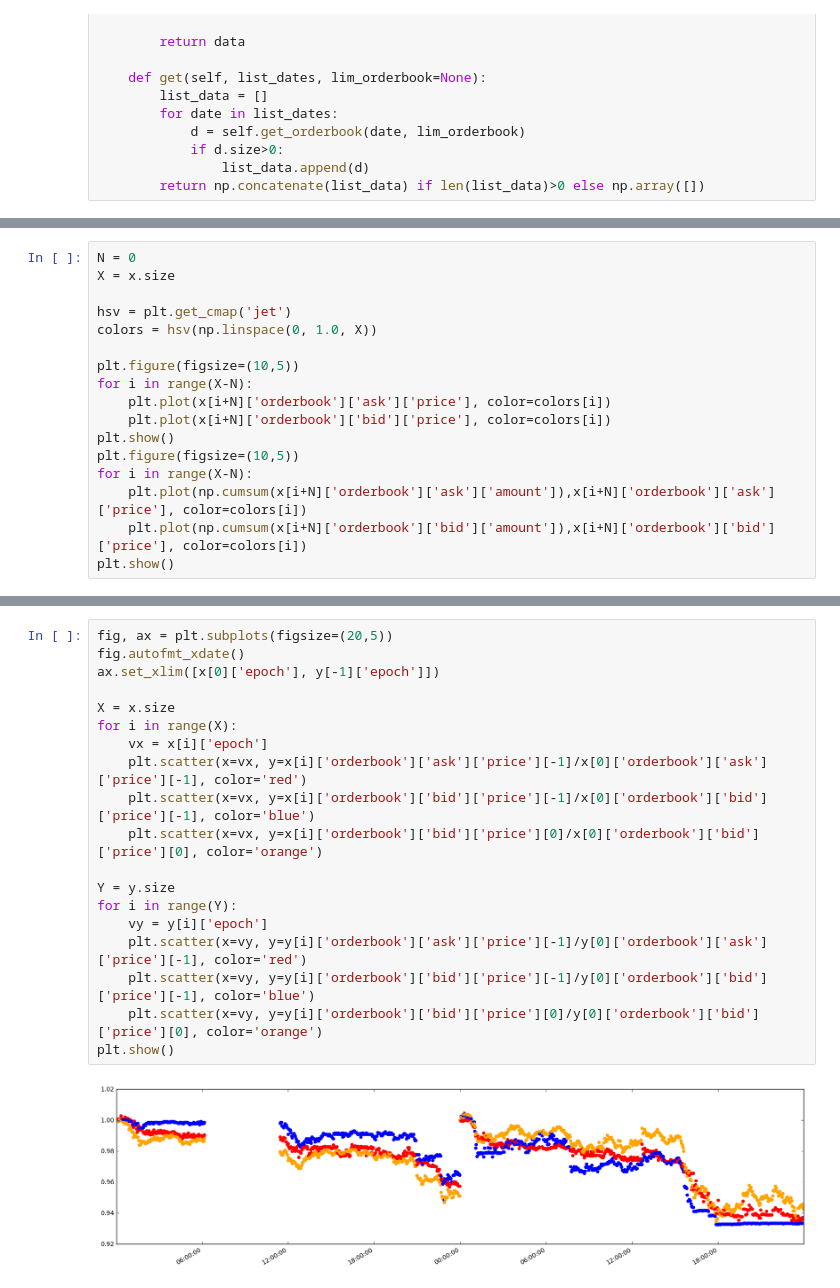
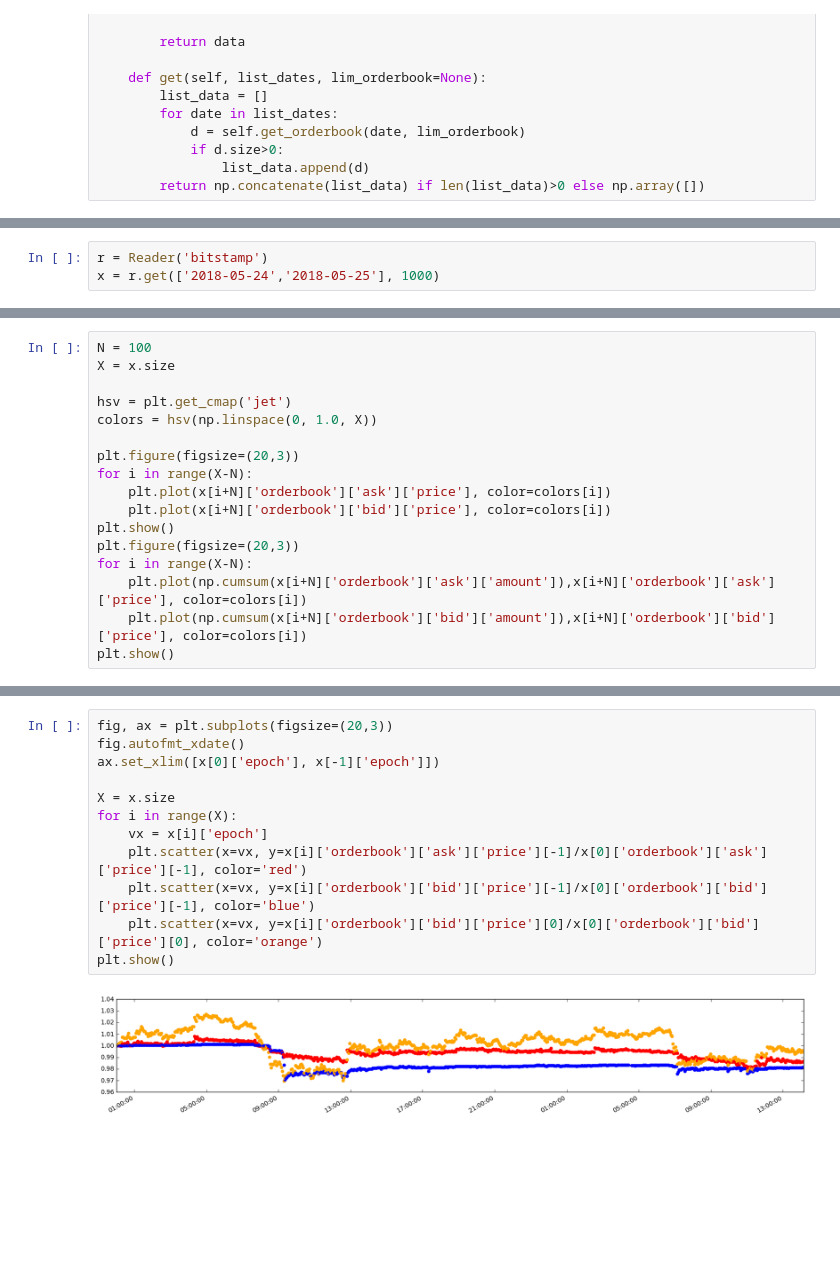
Before and after one commit to nullhack/crypto-utils, a Jupyter notebook: dev.ipynb, the cells around one changed output, grey strips where cells are left out. Saved outputs shown, nothing was run; the diff lists cells and outputs as text; blank space fills up the shorter version.

```diff
--- a/dev.ipynb
+++ b/dev.ipynb
@@ -129 +116,4 @@ r.exchange, r.dates, x.size, y.size, z.size
+# %%
+r = Reader('bitstamp')
+x = r.get(['2018-05-24','2018-05-25'], 1000)
 # %%
@@ -139,16 +129,16 @@ plt.legend()
 # %%
-N = 0
+N = 100
 X = x.size
 
 hsv = plt.get_cmap('jet')
 colors = hsv(np.linspace(0, 1.0, X))
 
-plt.figure(figsize=(10,5))
+plt.figure(figsize=(20,3))
 for i in range(X-N):
     plt.plot(x[i+N]['orderbook']['ask']['price'], color=colors[i])
     plt.plot(x[i+N]['orderbook']['bid']['price'], color=colors[i])
 plt.show()
-plt.figure(figsize=(10,5))
+plt.figure(figsize=(20,3))
 for i in range(X-N):
     plt.plot(np.cumsum(x[i+N]['orderbook']['ask']['amount']),x[i+N]['orderbook']['ask']['price'], color=colors[i])
     plt.plot(np.cumsum(x[i+N]['orderbook']['bid']['amount']),x[i+N]['orderbook']['bid']['price'], color=colors[i])
@@ -166,21 +149,14 @@ plt.legend()
 # %%
-fig, ax = plt.subplots(figsize=(20,5))
+fig, ax = plt.subplots(figsize=(20,3))
 fig.autofmt_xdate()
-ax.set_xlim([x[0]['epoch'], y[-1]['epoch']])
+ax.set_xlim([x[0]['epoch'], x[-1]['epoch']])
 
 X = x.size
 for i in range(X):
     vx = x[i]['epoch']
     plt.scatter(x=vx, y=x[i]['orderbook']['ask']['price'][-1]/x[0]['orderbook']['ask']['price'][-1], color='red')
     plt.scatter(x=vx, y=x[i]['orderbook']['bid']['price'][-1]/x[0]['orderbook']['bid']['price'][-1], color='blue')
     plt.scatter(x=vx, y=x[i]['orderbook']['bid']['price'][0]/x[0]['orderbook']['bid']['price'][0], color='orange')
-
-Y = y.size
-for i in range(Y):
-    vy = y[i]['epoch']
-    plt.scatter(x=vy, y=y[i]['orderbook']['ask']['price'][-1]/y[0]['orderbook']['ask']['price'][-1], color='red')
-    plt.scatter(x=vy, y=y[i]['orderbook']['bid']['price'][-1]/y[0]['orderbook']['bid']['price'][-1], color='blue')
-    plt.scatter(x=vy, y=y[i]['orderbook']['bid']['price'][0]/y[0]['orderbook']['bid']['price'][0], color='orange')
 plt.show()
 # %% [output]
-[figure, old version]
+[figure, new version]
```
Also changed, not shown: parts of 12 cells of this notebook.
